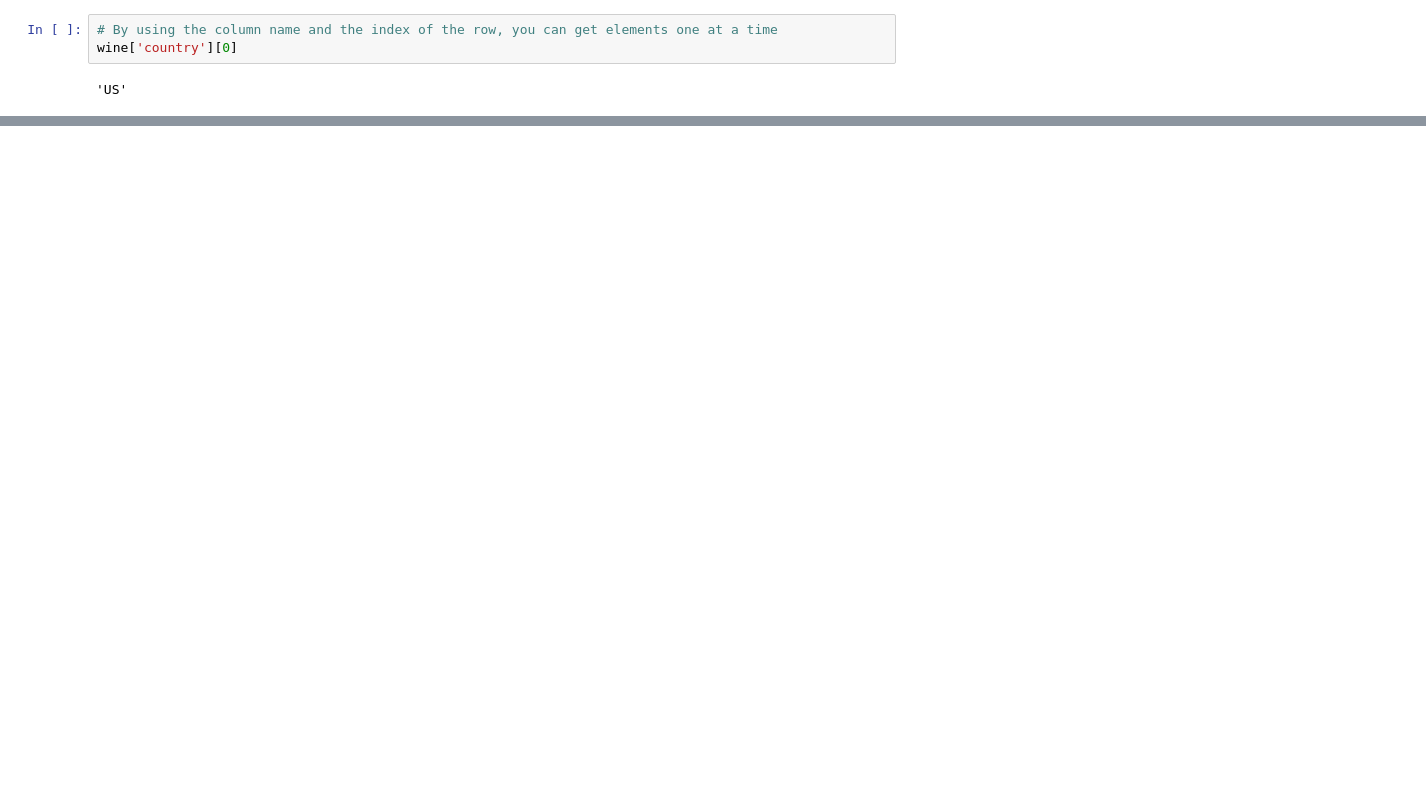
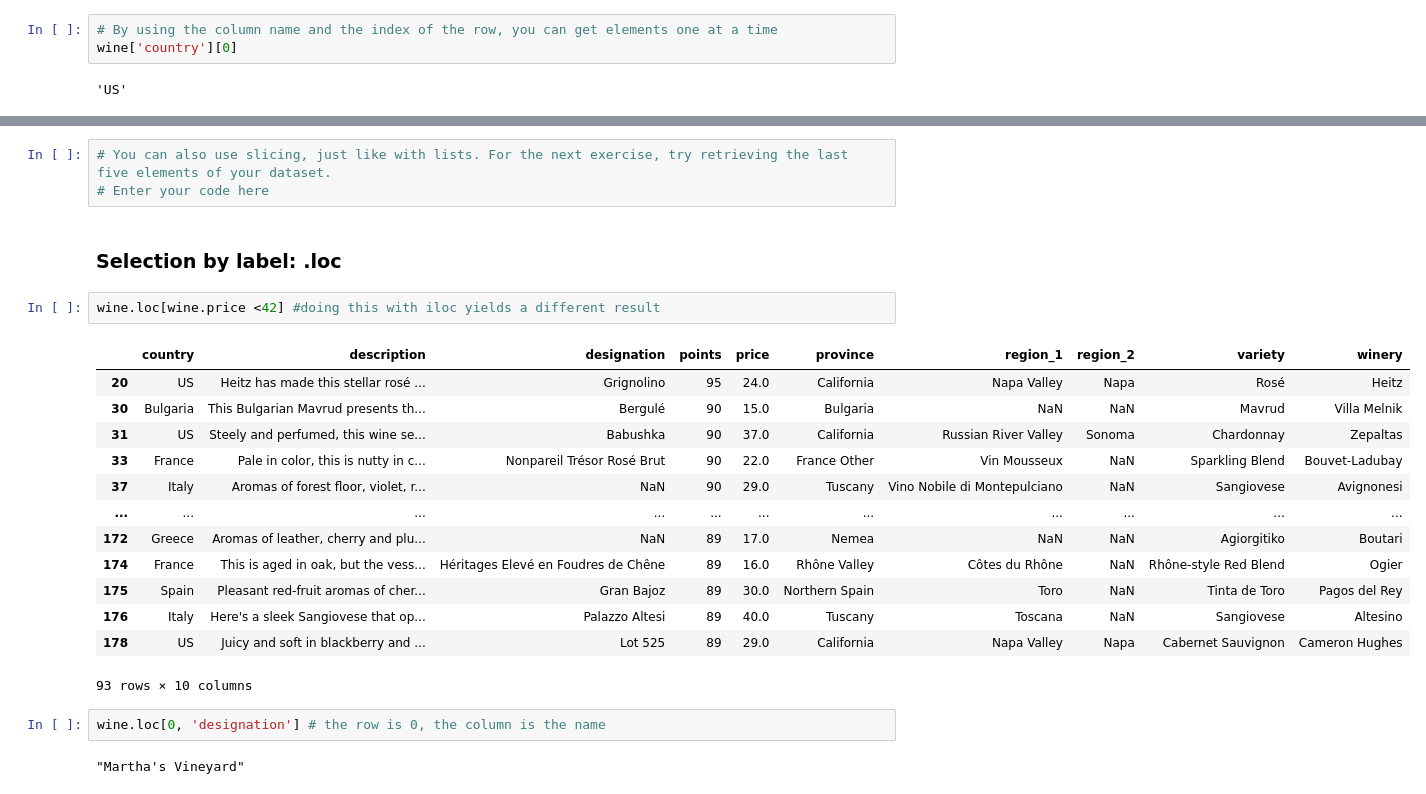
Before and after one commit to sormazabal/IntroToPython2022, a Jupyter notebook: Week3/Week3.ipynb, the cells around one changed output, grey strips where cells are left out. Drawn from its saved outputs; the diff is of its cells as text; blank space fills up the shorter version.

```diff
--- a/Week3/Week3.ipynb
+++ b/Week3/Week3.ipynb
@@ -98,0 +194,25 @@ wine['country'][0]
+# %%
+# You can also use slicing, just like with lists. For the next exercise, try retrieving the last five elements of your dataset.
+# Enter your code here
+# %% [markdown]
+### Selection by label: .loc
+# %%
+wine.loc[wine.price <42] #doing this with iloc yields a different result
+# %% [output]
+|  | country | description | designation | points | price | province | region_1 | region_2 | variety | winery |
+| 20 | US | Heitz has made this stellar rosé ... | Grignolino | 95 | 24.0 | California | Napa Valley | Napa | Rosé | Heitz |
+| 30 | Bulgaria | This Bulgarian Mavrud presents th... | Bergulé | 90 | 15.0 | Bulgaria | NaN | NaN | Mavrud | Villa Melnik |
+| 31 | US | Steely and perfumed, this wine se... | Babushka | 90 | 37.0 | California | Russian River Valley | Sonoma | Chardonnay | Zepaltas |
+| 33 | France | Pale in color, this is nutty in c... | Nonpareil Trésor Rosé Brut | 90 | 22.0 | France Other | Vin Mousseux | NaN | Sparkling Blend | Bouvet-Ladubay |
+| 37 | Italy | Aromas of forest floor, violet, r... | NaN | 90 | 29.0 | Tuscany | Vino Nobile di Montepulciano | NaN | Sangiovese | Avignonesi |
+| ... | ... | ... | ... | ... | ... | ... | ... | ... | ... | ... |
+| 172 | Greece | Aromas of leather, cherry and plu... | NaN | 89 | 17.0 | Nemea | NaN | NaN | Agiorgitiko | Boutari |
+| 174 | France | This is aged in oak, but the vess... | Héritages Elevé en Foudres de Chêne | 89 | 16.0 | Rhône Valley | Côtes du Rhône | NaN | Rhône-style Red Blend | Ogier |
+| 175 | Spain | Pleasant red-fruit aromas of cher... | Gran Bajoz | 89 | 30.0 | Northern Spain | Toro | NaN | Tinta de Toro | Pagos del Rey |
+| 176 | Italy | Here's a sleek Sangiovese that op... | Palazzo Altesi | 89 | 40.0 | Tuscany | Toscana | NaN | Sangiovese | Altesino |
+| 178 | US | Juicy and soft in blackberry and ... | Lot 525 | 89 | 29.0 | California | Napa Valley | Napa | Cabernet Sauvignon | Cameron Hughes |
+93 rows × 10 columns
+# %%
+wine.loc[0, 'designation'] # the row is 0, the column is the name
+# %% [output]
+"Martha's Vineyard"
```
Also changed, not shown: parts of 38 cells of this notebook.
